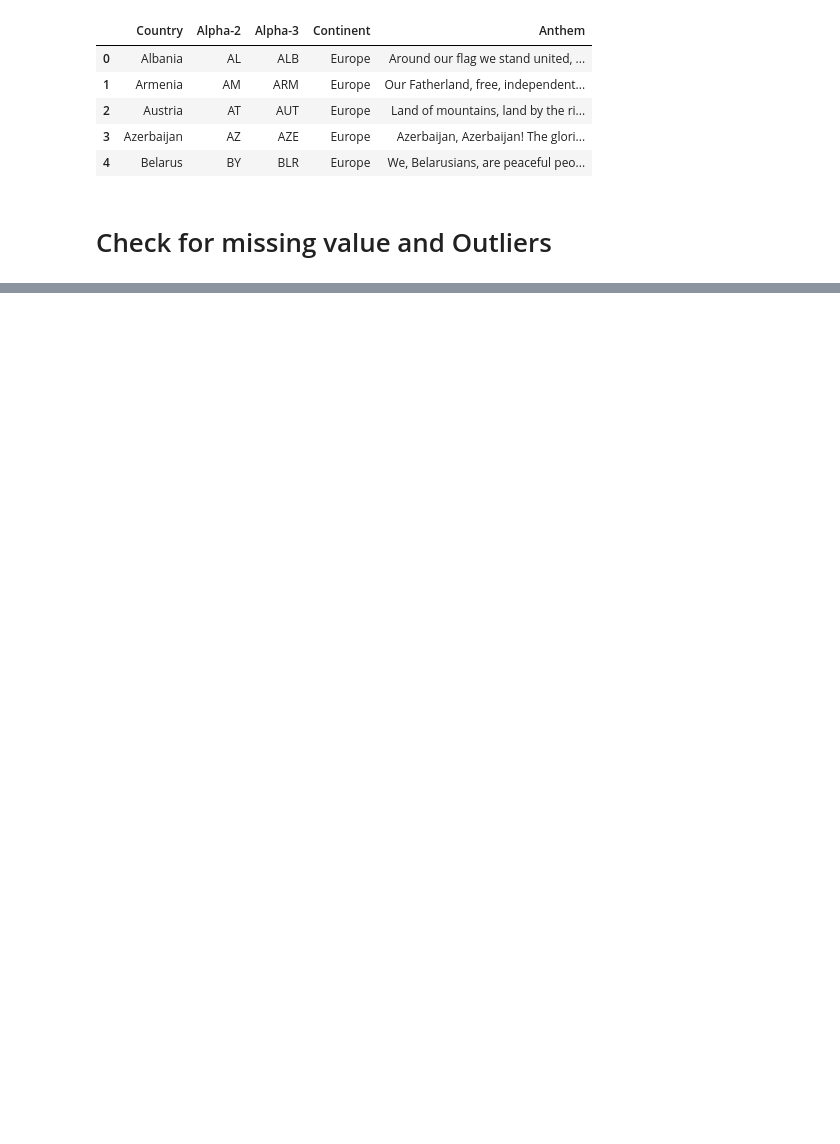
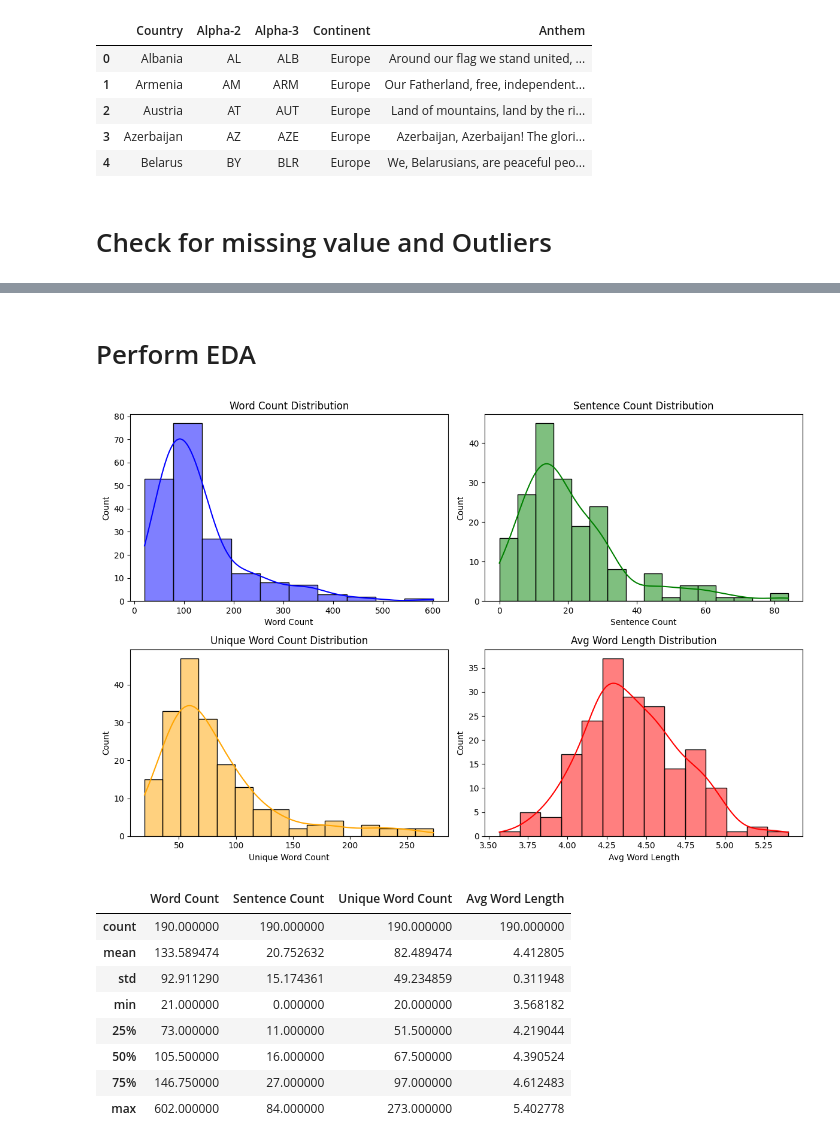
Before and after one commit to DarbyAlway/nlp_a5, a Jupyter notebook: A5/a5.ipynb, the cells around one changed output, grey strips where cells are left out. Drawn from its saved outputs; the diff is of its cells as text; code cells hidden in the pictures; blank space fills up the shorter version.

```diff
--- a/A5/a5.ipynb
+++ b/A5/a5.ipynb
@@ -42,0 +94,45 @@ data.head()
+# %% [markdown]
+# Perform EDA
+# %%
+
+
+# Summary Statistics
+summary_stats = df.describe()
+
+# Correlation Analysis
+correlation_matrix = df[features].corr()
+
+# Visualizations
+plt.figure(figsize=(12, 8))
+# Distribution of each feature
+plt.subplot(2, 2, 1)
+sns.histplot(df['Word Count'], kde=True, color='blue',bins=10)
+plt.title('Word Count Distribution')
+
+plt.subplot(2, 2, 2)
+sns.histplot(df['Sentence Count'], kde=True, color='green')
+plt.title('Sentence Count Distribution')
+
+plt.subplot(2, 2, 3)
+sns.histplot(df['Unique Word Count'], kde=True, color='orange')
+plt.title('Unique Word Count Distribution')
+
+plt.subplot(2, 2, 4)
+sns.histplot(df['Avg Word Length'], kde=True, color='red')
+plt.title('Avg Word Length Distribution')
+
+plt.tight_layout()
+plt.show()
+
+summary_stats
+# %% [output]
+[figure, added]
+|  | Word Count | Sentence Count | Unique Word Count | Avg Word Length |
+| count | 190.000000 | 190.000000 | 190.000000 | 190.000000 |
+| mean | 133.589474 | 20.752632 | 82.489474 | 4.412805 |
+| std | 92.911290 | 15.174361 | 49.234859 | 0.311948 |
+| min | 21.000000 | 0.000000 | 20.000000 | 3.568182 |
+| 25% | 73.000000 | 11.000000 | 51.500000 | 4.219044 |
+| 50% | 105.500000 | 16.000000 | 67.500000 | 4.390524 |
+| 75% | 146.750000 | 27.000000 | 97.000000 | 4.612483 |
+| max | 602.000000 | 84.000000 | 273.000000 | 5.402778 |
```
Also changed, not shown: parts of 24 cells of this notebook, 2 other files.
